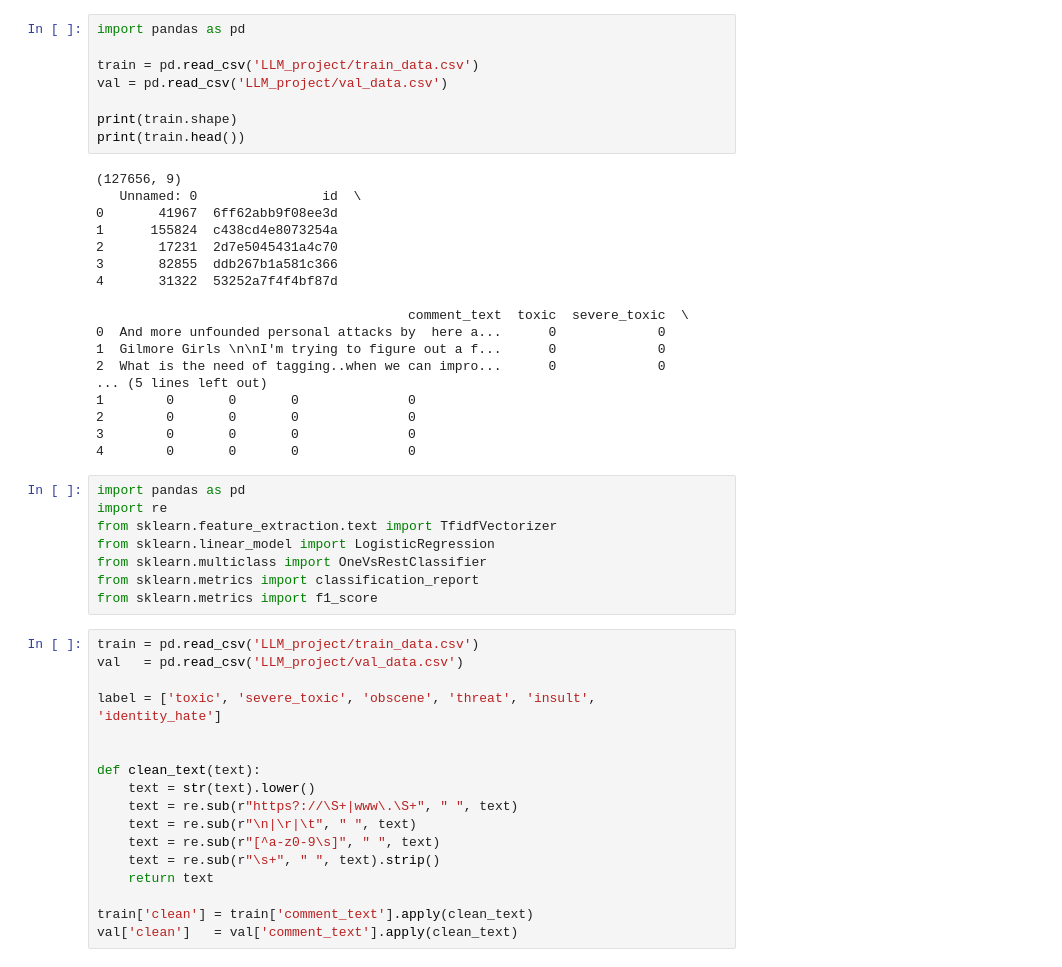
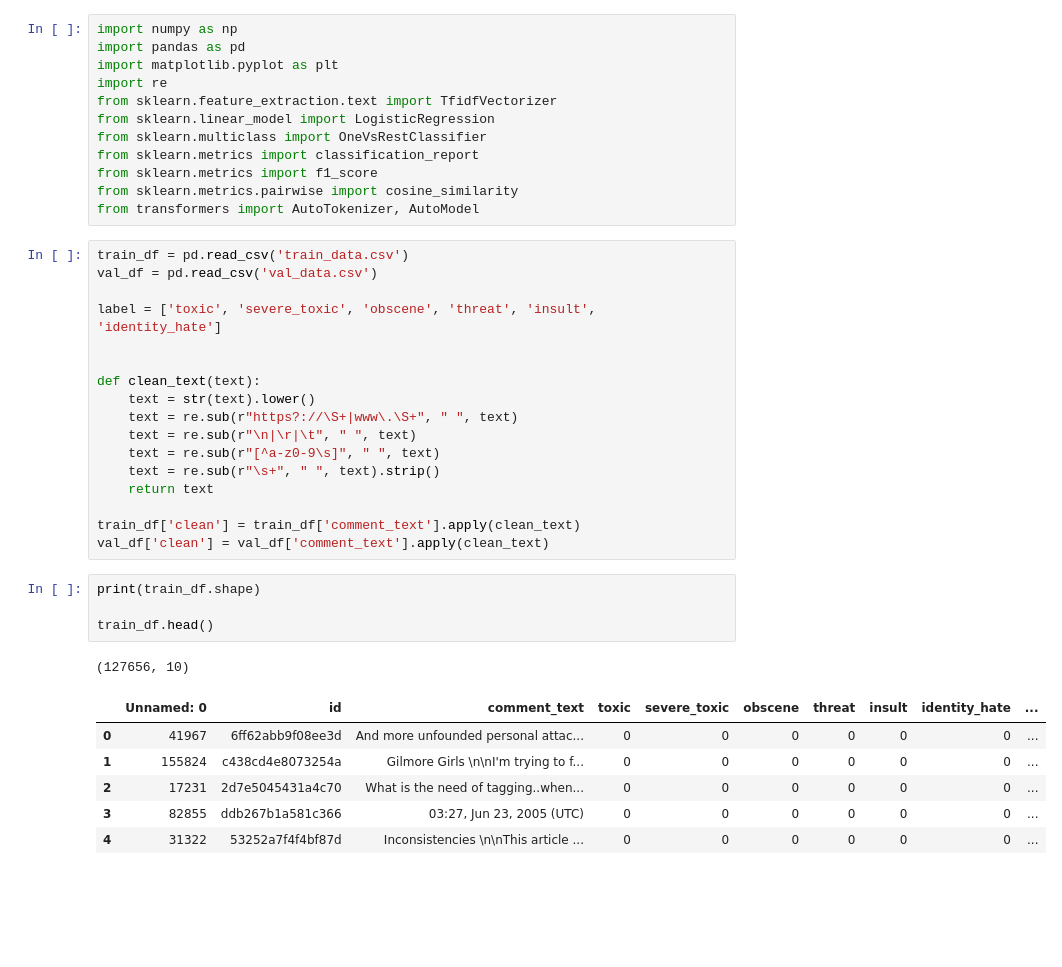
Before and after one commit to meiw02/LLM_project, a Jupyter notebook: project.ipynb, the cells around one changed output. Saved outputs shown, nothing was run; the diff lists cells and outputs as text; blank space fills up the shorter version.

```diff
--- a/project.ipynb
+++ b/project.ipynb
@@ -10,40 +1,18 @@ manual_label_20.csv test_labels.csv     val_data.csv
-# %%
-import pandas as pd
-
-train = pd.read_csv('LLM_project/train_data.csv')
-val = pd.read_csv('LLM_project/val_data.csv')
-
-print(train.shape)
-print(train.head())
-# %% [output]
-(127656, 9)
-   Unnamed: 0                id  \
-0       41967  6ff62abb9f08ee3d
-1      155824  c438cd4e8073254a
-2       17231  2d7e5045431a4c70
-3       82855  ddb267b1a581c366
-4       31322  53252a7f4f4bf87d
-
-                                        comment_text  toxic  severe_toxic  \
-0  And more unfounded personal attacks by  here a...      0             0
-1  Gilmore Girls \n\nI'm trying to figure out a f...      0             0
-2  What is the need of tagging..when we can impro...      0             0
-... (5 lines left out)
-1        0       0       0              0
-2        0       0       0              0
-3        0       0       0              0
-4        0       0       0              0
 # %%
+import numpy as np
 import pandas as pd
+import matplotlib.pyplot as plt
 import re
 from sklearn.feature_extraction.text import TfidfVectorizer
 from sklearn.linear_model import LogisticRegression
 from sklearn.multiclass import OneVsRestClassifier
 from sklearn.metrics import classification_report
 from sklearn.metrics import f1_score
+from sklearn.metrics.pairwise import cosine_similarity
+from transformers import AutoTokenizer, AutoModel
 # %%
-train = pd.read_csv('LLM_project/train_data.csv')
-val   = pd.read_csv('LLM_project/val_data.csv')
+train_df = pd.read_csv('train_data.csv')
+val_df = pd.read_csv('val_data.csv')
 
 label = ['toxic', 'severe_toxic', 'obscene', 'threat', 'insult', 'identity_hate']
 
@@ -56,7 +25,19 @@ def clean_text(text):
     text = re.sub(r"\s+", " ", text).strip()
     return text
 
-train['clean'] = train['comment_text'].apply(clean_text)
-val['clean']   = val['comment_text'].apply(clean_text)
+train_df['clean'] = train_df['comment_text'].apply(clean_text)
+val_df['clean'] = val_df['comment_text'].apply(clean_text)
+# %%
+print(train_df.shape)
+
+train_df.head()
+# %% [output]
+(127656, 10)
+|  | Unnamed: 0 | id | comment_text | toxic | severe_toxic | obscene | threat | insult | identity_hate | ... |
+| 0 | 41967 | 6ff62abb9f08ee3d | And more unfounded personal attac... | 0 | 0 | 0 | 0 | 0 | 0 | ... |
+| 1 | 155824 | c438cd4e8073254a | Gilmore Girls \n\nI'm trying to f... | 0 | 0 | 0 | 0 | 0 | 0 | ... |
+| 2 | 17231 | 2d7e5045431a4c70 | What is the need of tagging..when... | 0 | 0 | 0 | 0 | 0 | 0 | ... |
+| 3 | 82855 | ddb267b1a581c366 | 03:27, Jun 23, 2005 (UTC) | 0 | 0 | 0 | 0 | 0 | 0 | ... |
+| 4 | 31322 | 53252a7f4f4bf87d | Inconsistencies \n\nThis article ... | 0 | 0 | 0 | 0 | 0 | 0 | ... |
 # %%
 tfidf = TfidfVectorizer()
```
Also changed, not shown: parts of 12 cells of this notebook.
